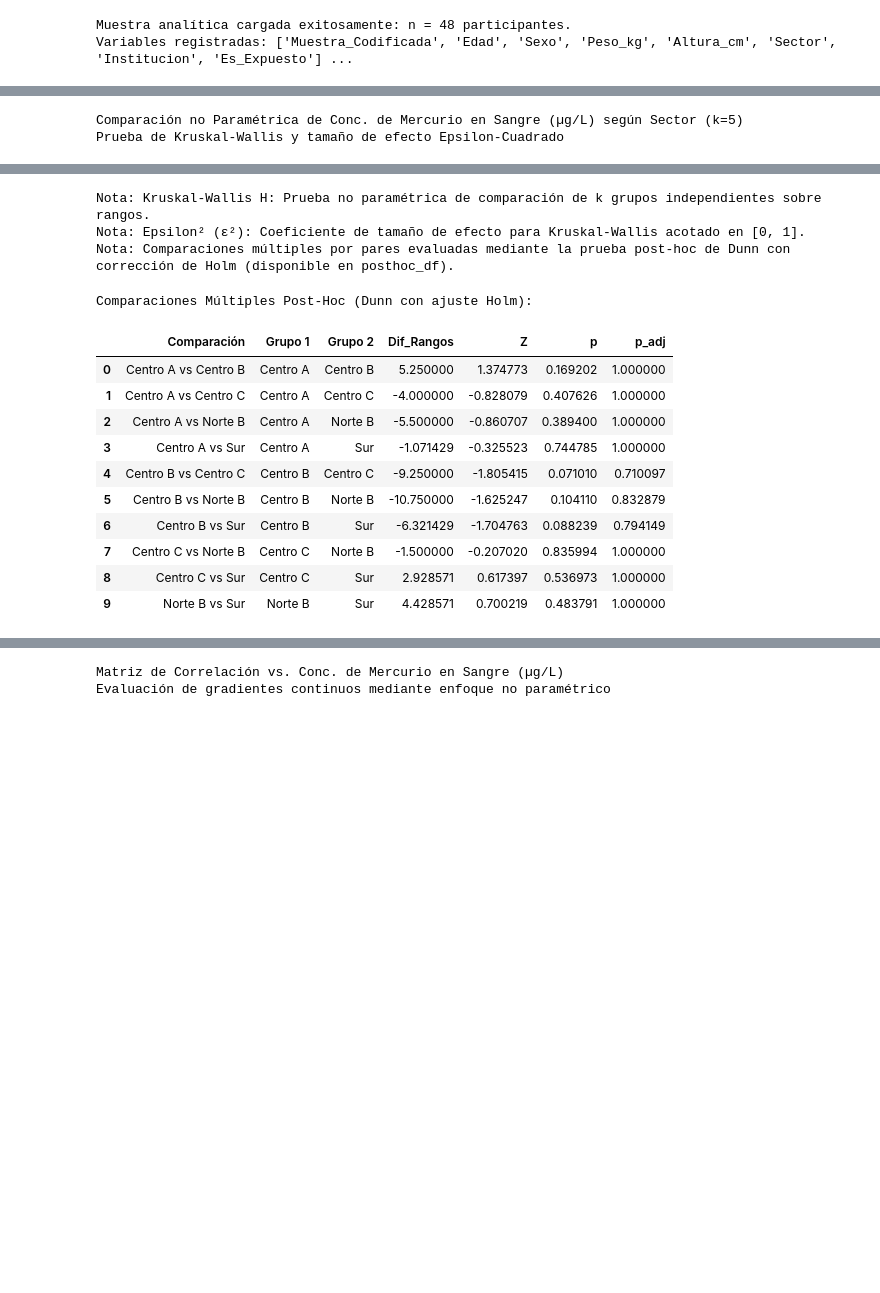
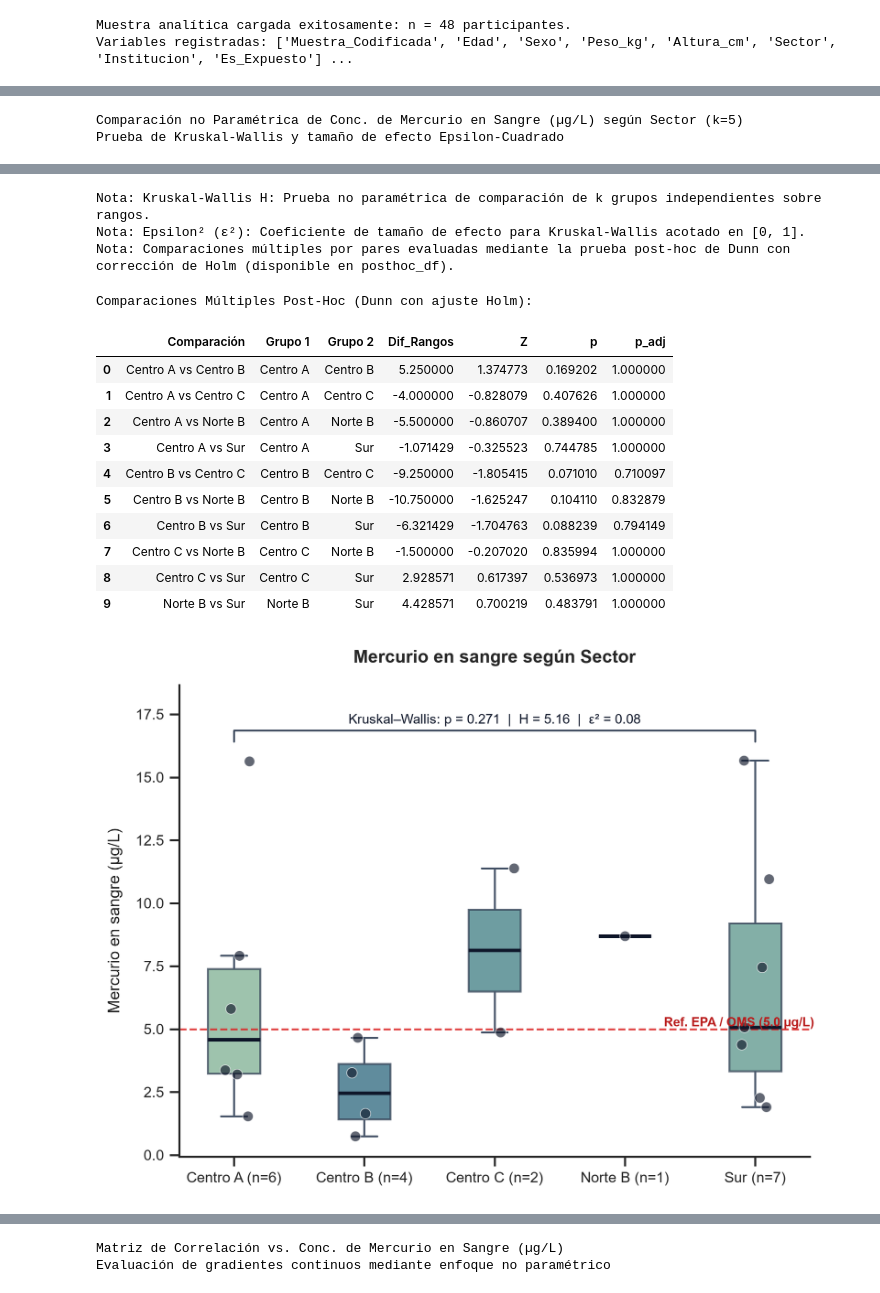
Before and after one commit to estralvarez/HeavyStats, a Jupyter notebook: notebooks/bivariante/01_bivariate_analysis.ipynb, the cells around one changed output, grey strips where cells are left out. Saved outputs shown, nothing was run; the diff lists cells and outputs as text; code cells hidden in the pictures; blank space fills up the shorter version.

```diff
--- a/notebooks/bivariante/01_bivariate_analysis.ipynb
+++ b/notebooks/bivariante/01_bivariate_analysis.ipynb
@@ -172,32 +142,41 @@ display(report_kw)
 
 # Visualizar contrastes post-hoc de Dunn si existen diferencias
 if report_kw.posthoc_df is not None:
     print("Comparaciones Múltiples Post-Hoc (Dunn con ajuste Holm):")
     display(report_kw.posthoc_df)
+
+# Gráfico de distribución politómica con Kruskal-Wallis y umbral toxicológico
+fig_kw, ax_kw = bp.compare_groups(
+    quantitative="Mercurio_ug_L",
+    group="Sector",
+    method="nonparametric"
+)
+plt.show()
 # %% [output]
 Comparación no Paramétrica de Conc. de Mercurio en Sangre (µg/L) según Sector (k=5)
 Prueba de Kruskal-Wallis y tamaño de efecto Epsilon-Cuadrado
 | Factor: Sector |  | Distribución de Conc. de Mercurio... |  | Inferencia no Paramétrica y Tamañ... |  |  |
 | Categoría | n | Mediana [RIQ] | Mín - Máx | Kruskal-Wallis H | Epsilon² (ε²) | Valor p |
 | Centro A | 6 | 4.58 [3.24 - 7.39] | 1.54 - 15.64 | 5.16 | 0.077 | 0.2715 |
 | Centro B | 4 | 2.46 [1.42 - 3.62] | 0.74 - 4.66 | — | — | — |
 | Centro C | 2 | 8.12 [6.50 - 9.75] | 4.87 - 11.38 | — | — | — |
 | Norte B | 1 | 8.69 [8.69 - 8.69] | 8.69 - 8.69 | — | — | — |
 | Sur | 7 | 5.07 [3.33 - 9.21] | 1.90 - 15.67 | — | — | — |
 Nota: Kruskal-Wallis H: Prueba no paramétrica de comparación de k grupos independientes sobre rangos.
 Nota: Epsilon² (ε²): Coeficiente de tamaño de efecto para Kruskal-Wallis acotado en [0, 1].
 Nota: Comparaciones múltiples por pares evaluadas mediante la prueba post-hoc de Dunn con corrección de Holm (disponible en posthoc_df).
 Comparaciones Múltiples Post-Hoc (Dunn con ajuste Holm):
 |  | Comparación | Grupo 1 | Grupo 2 | Dif_Rangos | Z | p | p_adj |
 | 0 | Centro A vs Centro B | Centro A | Centro B | 5.250000 | 1.374773 | 0.169202 | 1.000000 |
 | 1 | Centro A vs Centro C | Centro A | Centro C | -4.000000 | -0.828079 | 0.407626 | 1.000000 |
 | 2 | Centro A vs Norte B | Centro A | Norte B | -5.500000 | -0.860707 | 0.389400 | 1.000000 |
 | 3 | Centro A vs Sur | Centro A | Sur | -1.071429 | -0.325523 | 0.744785 | 1.000000 |
 | 4 | Centro B vs Centro C | Centro B | Centro C | -9.250000 | -1.805415 | 0.071010 | 0.710097 |
 | 5 | Centro B vs Norte B | Centro B | Norte B | -10.750000 | -1.625247 | 0.104110 | 0.832879 |
 | 6 | Centro B vs Sur | Centro B | Sur | -6.321429 | -1.704763 | 0.088239 | 0.794149 |
 | 7 | Centro C vs Norte B | Centro C | Norte B | -1.500000 | -0.207020 | 0.835994 | 1.000000 |
 | 8 | Centro C vs Sur | Centro C | Sur | 2.928571 | 0.617397 | 0.536973 | 1.000000 |
 | 9 | Norte B vs Sur | Norte B | Sur | 4.428571 | 0.700219 | 0.483791 | 1.000000 |
+[figure, added]
 # %% [markdown]
 ---
```
Also changed, not shown: parts of 15 cells of this notebook, 26 other files.
